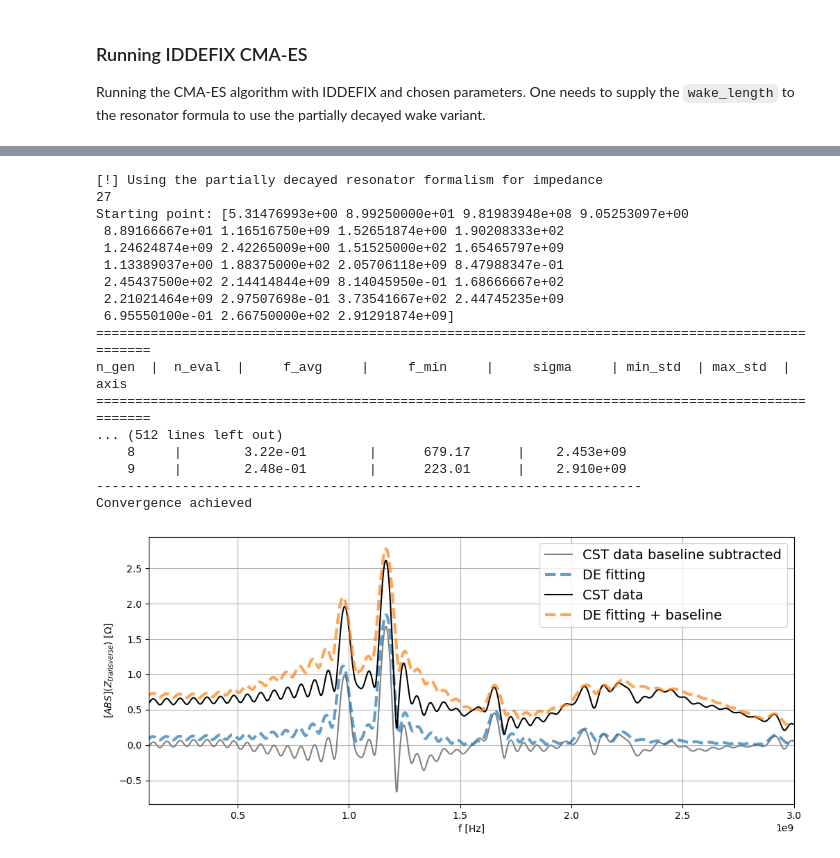
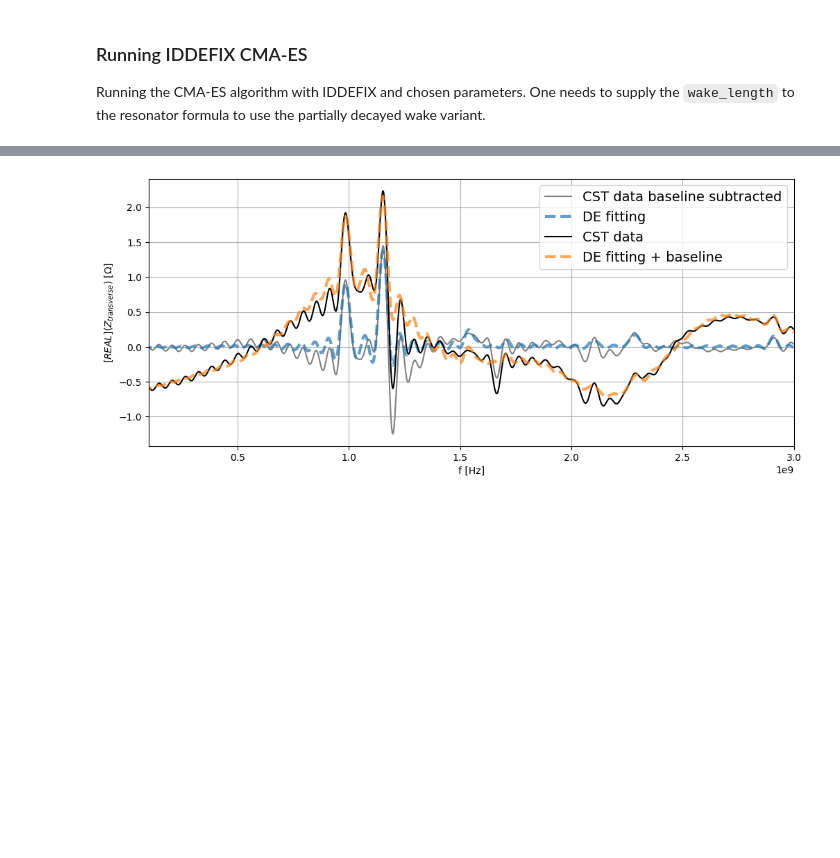
Before and after one commit to ImpedanCEI/IDDEFIX, a Jupyter notebook: examples/005_cmaes_examples.ipynb, the cells around one changed output, grey strips where cells are left out. Drawn from its saved outputs; the diff is of its cells as text; code cells hidden in the pictures; blank space fills up the shorter version.

```diff
--- a/examples/005_cmaes_examples.ipynb
+++ b/examples/005_cmaes_examples.ipynb
@@ -253,7 +253,7 @@ data_wake_potential = np.loadtxt('data/004_SPS_model_transitions_q26.txt', comme
 
 # Extracting data
 data_wake_time = data_wake_potential[:,0] *1e-9 # [s]
-data_wake_dipolar = data_wake_potential[:,2]
+data_wake_dipolar = -data_wake_potential[:,2]
 # %%
 # Compute FFT to get Impedance
 f, Z = iddefix.compute_fft(data_wake_time, data_wake_dipolar)
@@ -329,7 +329,8 @@ heights = np.zeros_like(Z)
 heights[f<2.e9] = 0.25
 heights[f>=2.e9] = 0.05
 heights[f>=2.5e9] = 0.1
-baseline_removed = iddefix.SmartBoundDetermination(f, np.abs(Z)-np.abs(Z_1ns),
-                                                   minimum_peak_height=heights)
+baseline_removed = iddefix.SmartBoundDetermination(f, np.real(Z)-np.real(Z_1ns))
+baseline_removed.find(minimum_peak_height=0.05, distance=10, prominence=0.19)
 baseline_removed.inspect()
+baseline_removed.to_table()
 # %% [output]
@@ -348,0 +355,15 @@ parameterBoundsBaselineRemoved = baseline_removed.parameterBounds
+# %%
+# Total parameter bounds
+N_resonators = baseline_removed.N_resonators
+wake_length = data_wake_time[-1]*c # in [m]
+parameterBounds = baseline_removed.parameterBounds
+# %%
+CMAES_model = iddefix.EvolutionaryAlgorithm(f,
+                                         np.real(Z)-np.real(Z_1ns),
+                                         N_resonators=N_resonators,
+                                         parameterBounds=parameterBounds,
+                                         plane="transverse",
+                                         wake_length=wake_length)
+
+res = CMAES_model.run_cmaes(maxiter=2000, popsize=30, sigma=0.15)
+print(CMAES_model.warning)
@@ -349,57 +393,29 @@ parameterBoundsBaselineRemoved = baseline_removed.parameterBounds
 # %%
-CMAES_model = iddefix.EvolutionaryAlgorithm(frequency,
-                                         impedance,
-                                         N_resonators=N_resonators,
-                                         parameterBounds=parameterBoundsBaselineRemoved,
-                                         plane="transverse",
-                                         wake_length=wake_length,
-                                         objectiveFunction=iddefix.ObjectiveFunctions.sumOfSquaredErrorReal)
-
-res = CMAES_model.run_cmaes(maxiter=500, popsize=50, sigma=0.15, CMA_cmean=1)
-print(CMAES_model.warning)
-
 #Plot real part of impedance
 fig, ax0 = plt.subplots(1, 1, figsize=(12,5))
 
-ax0.plot(CMAES_model.frequency_data, CMAES_model.impedance_data,
+ax0.plot(CMAES_model.frequency_data, np.real(CMAES_model.impedance_data),
          "grey", label='CST data baseline subtracted')
 
-ax0.plot(CMAES_model.frequency_data, np.abs(CMAES_model.get_impedance_from_fitFunction()),
+ax0.plot(CMAES_model.frequency_data, np.real(CMAES_model.get_impedance_from_fitFunction()),
          lw = 3, linestyle='--', label='DE fitting', alpha=0.7)
 
-ax0.plot(CMAES_model.frequency_data, np.abs(Z),
+ax0.plot(CMAES_model.frequency_data, np.real(Z),
          "black", label='CST data')
 
-ax0.plot(CMAES_model.frequency_data, np.abs(Z_1ns)+np.abs(CMAES_model.get_impedance_from_fitFunction()),
+ax0.plot(CMAES_model.frequency_data, np.real(Z_1ns)+np.real(CMAES_model.get_impedance_from_fitFunction()),
          lw = 3, linestyle='--', label='DE fitting + baseline', alpha=0.7)
 
 ax0.set_xlabel('f [Hz]')
-ax0.set_ylabel('$[ABS](Z_{transverse})$ [$\Omega$]')
+ax0.set_ylabel('$[REAL](Z_{transverse})$ [$\Omega$]')
 ax0.legend(loc='best', fontsize=14)
 
 ax0.set_xlim(0.1e9, 3e9)
 
 ax0.grid()
 
 
 
 #plt.savefig("SPS_res_fitting_transverse.pdf", bbox_inches='tight')
 # %% [output]
-[!] Using the partially decayed resonator formalism for impedance
-27
-Starting point: [5.31476993e+00 8.99250000e+01 9.81983948e+08 9.05253097e+00
- 8.89166667e+01 1.16516750e+09 1.52651874e+00 1.90208333e+02
- 1.24624874e+09 2.42265009e+00 1.51525000e+02 1.65465797e+09
- 1.13389037e+00 1.88375000e+02 2.05706118e+09 8.47988347e-01
- 2.45437500e+02 2.14414844e+09 8.14045950e-01 1.68666667e+02
- 2.21021464e+09 2.97507698e-01 3.73541667e+02 2.44745235e+09
- 6.95550100e-01 2.66750000e+02 2.91291874e+09]
-==================================================================================================
-n_gen  |  n_eval  |     f_avg     |     f_min     |     sigma     | min_std  | max_std  |   axis
-==================================================================================================
-... (512 lines left out)
-    8     |        3.22e-01        |      679.17      |    2.453e+09
-    9     |        2.48e-01        |      223.01      |    2.910e+09
-----------------------------------------------------------------------
-Convergence achieved
-[figure, old version]
+[figure, new version]
```
Also changed, not shown: parts of 19 cells of this notebook.
